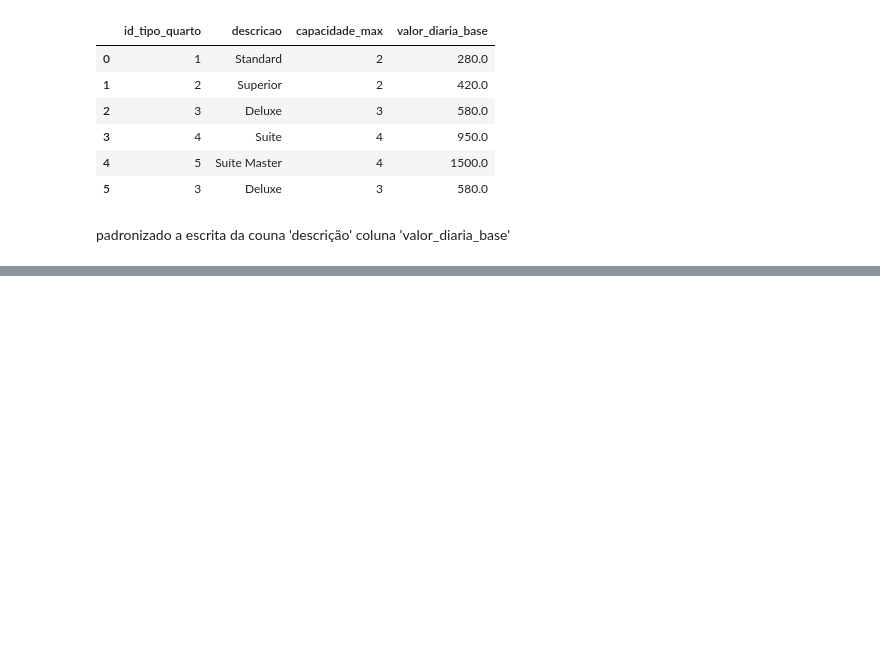
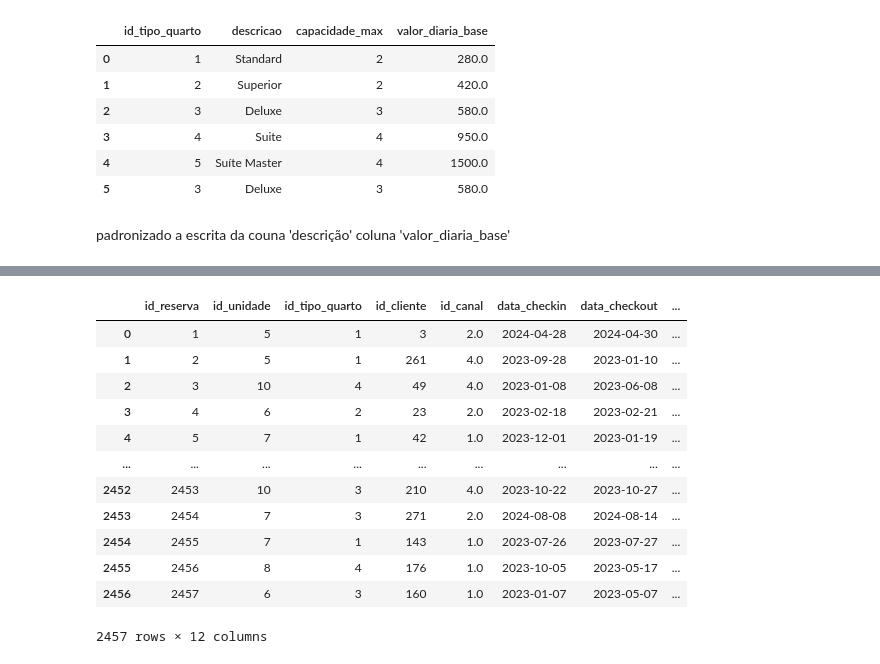
Before and after one commit to CarlosEduardoRodrigues7/Narahotel, a Jupyter notebook: narahotel.ipynb, the cells around one changed output, grey strips where cells are left out. Cells and saved outputs as stored; diff of their text form; code cells hidden in the pictures; blank space fills up the shorter version.

```diff
--- a/narahotel.ipynb
+++ b/narahotel.ipynb
@@ -325,3 +325,10 @@ df_tipo
 # %% [markdown]
 padronizado a escrita da couna 'descrição'
 coluna 'valor_diaria_base'
+# %%
+df_res = pd.read_csv('reservas.csv', sep=';')
+
+print(df_res.shape)
+display(df_res.head())
+display(df_res.tail())
+display(df_res.dtypes)
@@ -327,0 +362,14 @@ coluna 'valor_diaria_base'
+# %%
+df_res['data_checkin'] = pd.to_datetime(
+    df_res['data_checkin'],
+    format='mixed',
+    dayfirst=True,
+    errors='coerce'
+)
+# %%
+df_res['data_checkout'] = pd.to_datetime(
+    df_res['data_checkout'],
+    format='mixed',
+    dayfirst=True,
+    errors='coerce'
+)
@@ -327,0 +380,20 @@ coluna 'valor_diaria_base'
+# %%
+df_res['status_reserva'] = df_res['status_reserva'].str.strip().str.title()
+df_res['forma_pagamento'] = df_res['forma_pagamento'].str.strip().str.title()
+# %%
+df_tipo.to_csv('reservas.csv', sep=';', index=False)
+df_res
+# %% [output]
+|  | id_reserva | id_unidade | id_tipo_quarto | id_cliente | id_canal | data_checkin | data_checkout | ... |
+| 0 | 1 | 5 | 1 | 3 | 2.0 | 2024-04-28 | 2024-04-30 | ... |
+| 1 | 2 | 5 | 1 | 261 | 4.0 | 2023-09-28 | 2023-01-10 | ... |
+| 2 | 3 | 10 | 4 | 49 | 4.0 | 2023-01-08 | 2023-06-08 | ... |
+| 3 | 4 | 6 | 2 | 23 | 2.0 | 2023-02-18 | 2023-02-21 | ... |
+| 4 | 5 | 7 | 1 | 42 | 1.0 | 2023-12-01 | 2023-01-19 | ... |
+| ... | ... | ... | ... | ... | ... | ... | ... | ... |
+| 2452 | 2453 | 10 | 3 | 210 | 4.0 | 2023-10-22 | 2023-10-27 | ... |
+| 2453 | 2454 | 7 | 3 | 271 | 2.0 | 2024-08-08 | 2024-08-14 | ... |
+| 2454 | 2455 | 7 | 1 | 143 | 1.0 | 2023-07-26 | 2023-07-27 | ... |
+| 2455 | 2456 | 8 | 4 | 176 | 1.0 | 2023-10-05 | 2023-05-17 | ... |
+| 2456 | 2457 | 6 | 3 | 160 | 1.0 | 2023-01-07 | 2023-05-07 | ... |
+2457 rows × 12 columns
```
Also changed, not shown: parts of 18 cells of this notebook, 5 other files.
